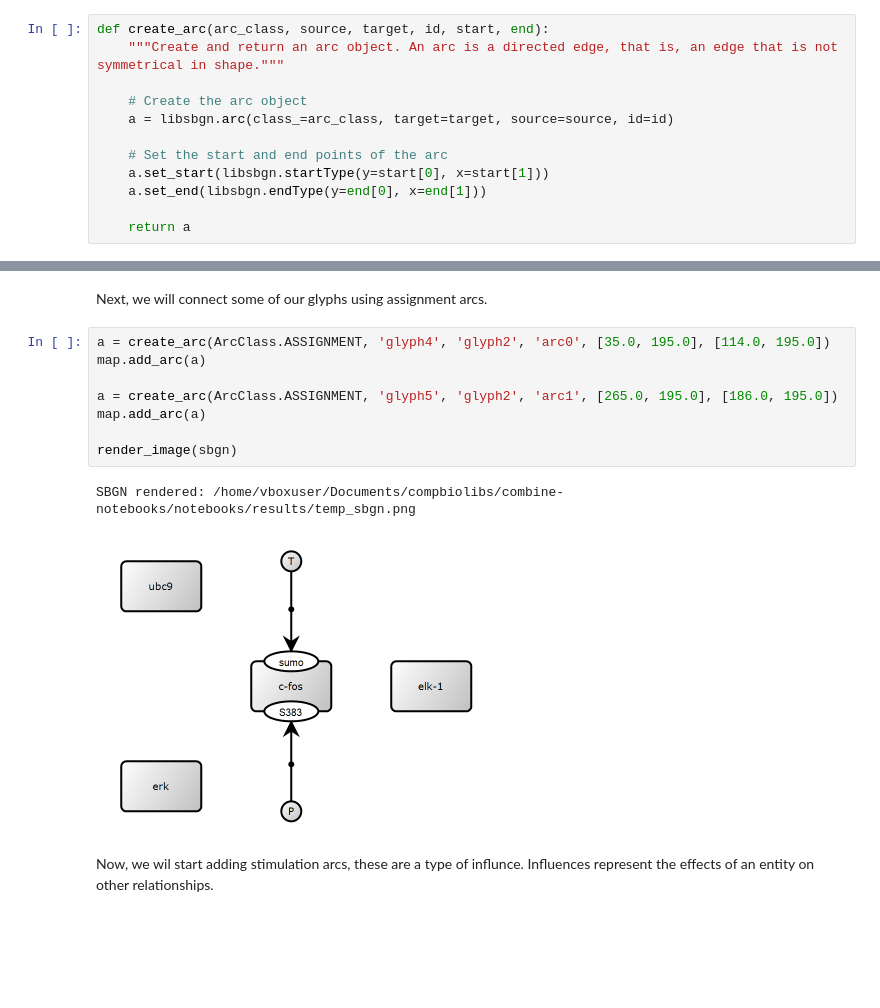
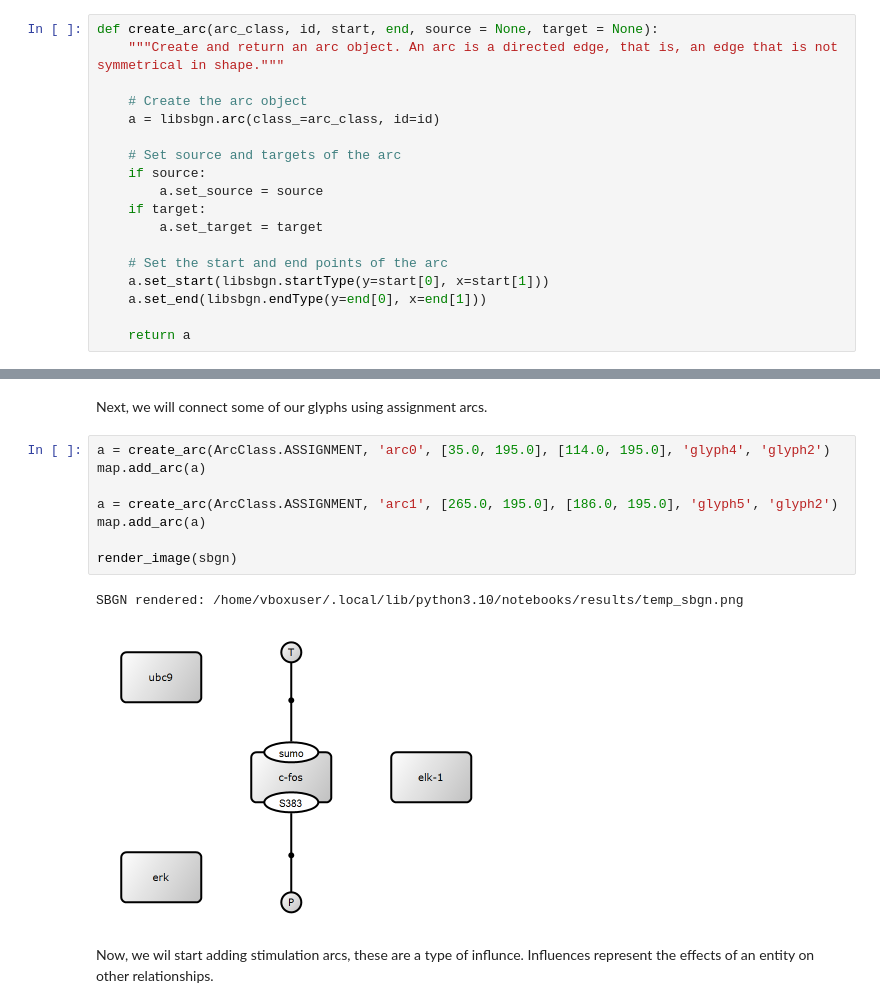
Before and after one commit to combine-org/combine-notebooks, a Jupyter notebook: notebooks/sbgn.ipynb, the cells around one changed output, grey strips where cells are left out. Saved outputs shown, nothing was run; the diff lists cells and outputs as text; blank space fills up the shorter version.

Commit message:
Changes to SBGN suggested by Tobias

```diff
--- a/notebooks/sbgn.ipynb
+++ b/notebooks/sbgn.ipynb
@@ -56,11 +56,17 @@ def create_glyph(glyph_class, box_values, id, text = None, child_glyphs = [], po
 
     return g
 # %%
-def create_arc(arc_class, source, target, id, start, end):
+def create_arc(arc_class, id, start, end, source = None, target = None):
     """Create and return an arc object. An arc is a directed edge, that is, an edge that is not symmetrical in shape."""
 
     # Create the arc object
-    a = libsbgn.arc(class_=arc_class, target=target, source=source, id=id)
+    a = libsbgn.arc(class_=arc_class, id=id)
+
+    # Set source and targets of the arc
+    if source:
+        a.set_source = source
+    if target:
+        a.set_target = target
 
     # Set the start and end points of the arc
     a.set_start(libsbgn.startType(y=start[0], x=start[1]))
@@ -426,16 +432,16 @@ SBGN rendered: /home/vboxuser/Documents/compbiolibs/combine-notebooks/notebooks/
 # %% [markdown]
 Next, we will connect some of our glyphs using assignment arcs.
 # %%
-a = create_arc(ArcClass.ASSIGNMENT, 'glyph4', 'glyph2', 'arc0', [35.0, 195.0], [114.0, 195.0])
+a = create_arc(ArcClass.ASSIGNMENT, 'arc0', [35.0, 195.0], [114.0, 195.0], 'glyph4', 'glyph2')
 map.add_arc(a)
 
-a = create_arc(ArcClass.ASSIGNMENT, 'glyph5', 'glyph2', 'arc1', [265.0, 195.0], [186.0, 195.0])
+a = create_arc(ArcClass.ASSIGNMENT, 'arc1', [265.0, 195.0], [186.0, 195.0], 'glyph5', 'glyph2')
 map.add_arc(a)
 
 render_image(sbgn)
 # %% [output]
-SBGN rendered: /home/vboxuser/Documents/compbiolibs/combine-notebooks/notebooks/results/temp_sbgn.png
+SBGN rendered: /home/vboxuser/.local/lib/python3.10/notebooks/results/temp_sbgn.png
-[figure, old version]
+[figure, new version]
 # %% [markdown]
 Now, we wil start adding stimulation arcs, these are a type of influnce.  Influences represent the effects of an entity on other relationships.
 # %%
```
Also changed, not shown: parts of 18 cells of this notebook, 4 other files.
